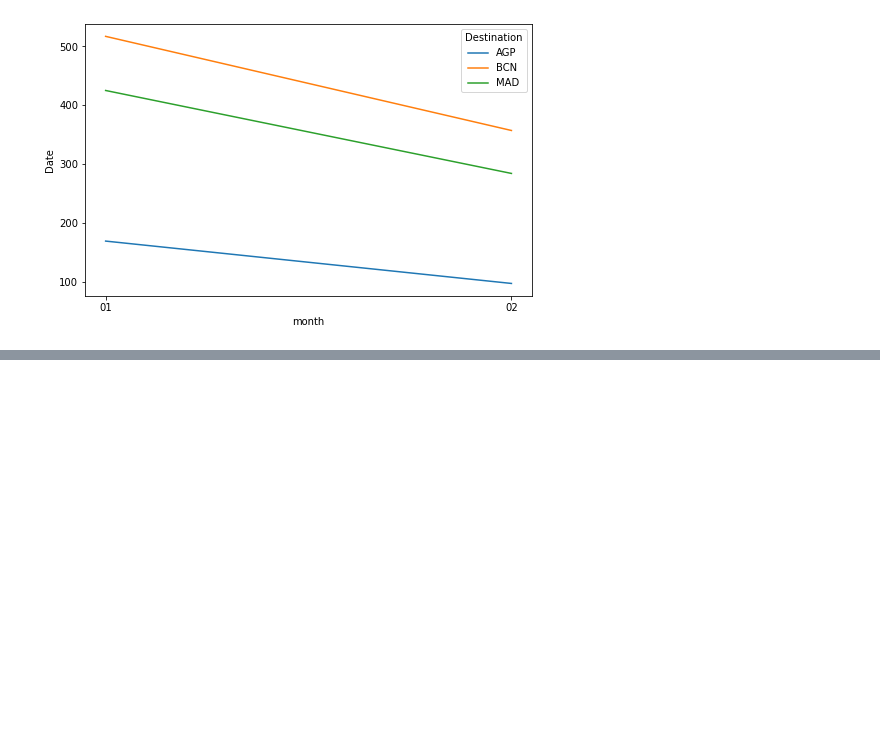
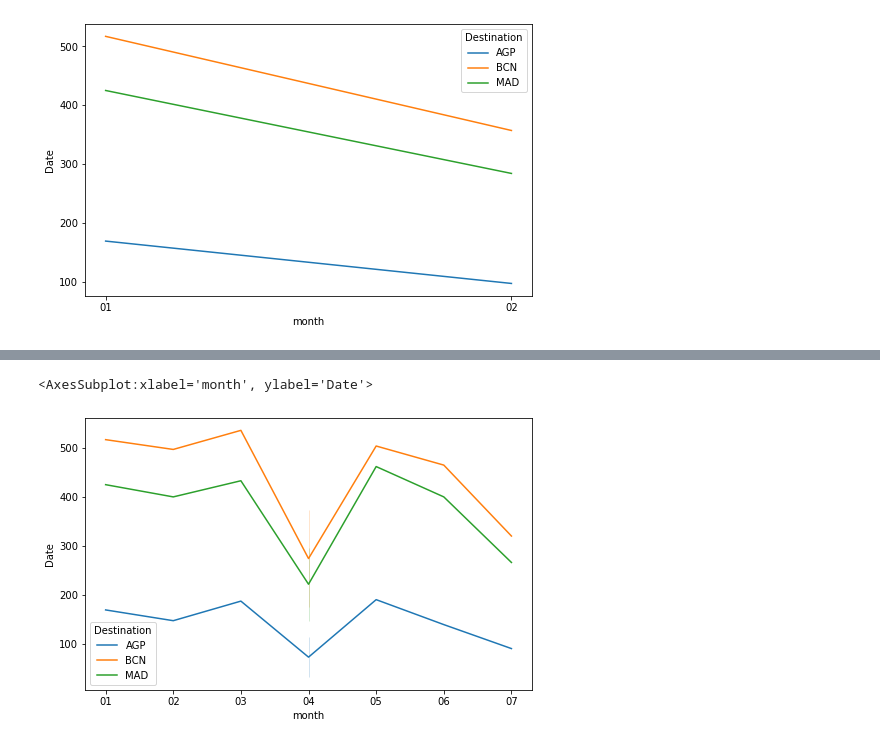
Before and after one commit to malonsol/mario, a Jupyter notebook: challenge/DS_Challenge_Mario.ipynb, the cells around one changed output, grey strips where cells are left out. Saved outputs shown, nothing was run; the diff lists cells and outputs as text; code cells hidden in the pictures; blank space fills up the shorter version.

```diff
--- a/challenge/DS_Challenge_Mario.ipynb
+++ b/challenge/DS_Challenge_Mario.ipynb
@@ -561,24 +561,10 @@ sns.lineplot(data=df3[df3['year'] == '2013'],
 # %% [output]
 <AxesSubplot:xlabel='month', ylabel='Date'>
 [figure]
-# %%
-%%time
-
-import pandas as pd
-from tqdm import tqdm
-
-tp = pd.read_csv('searches.sample.csv.bz2', sep='^', iterator=True, chunksize=10000)
-
-filas = 0
-iter_max = 1e0 # Usar '5' para test
-
-for k, chunk in tqdm(enumerate(tp)):
-
-
-
-    df_all = df_all.append(group_chunk, ignore_index=True)
-
-    if k == iter_max: # Comprobador
-        break # Comprobador
-
-    filas += len(chunk)
+# %%
+with bz2.BZ2File('/home/dsc/Data/challenge/searches.csv.bz2') as fileBz2:
+    k = 0
+    for line in fileBz2:
+        k += 1
+# Cuando sales del "with" se cierra el archivo, y se previene así el problema del puntero
+print(k)
@@ -584,0 +635,11 @@ for k, chunk in tqdm(enumerate(tp)):
+# %%
+# Plotea el resultado final
+fig,ax1 = plt.subplots(figsize=(8,5))
+sns.lineplot(data=df4[df4['year'] == '2013'],
+            x='month',
+            y='Date',
+            hue='Destination',
+            ax=ax1)
+# %% [output]
+<AxesSubplot:xlabel='month', ylabel='Date'>
+[figure, added]
```
Also changed, not shown: parts of 1 cell of this notebook.
